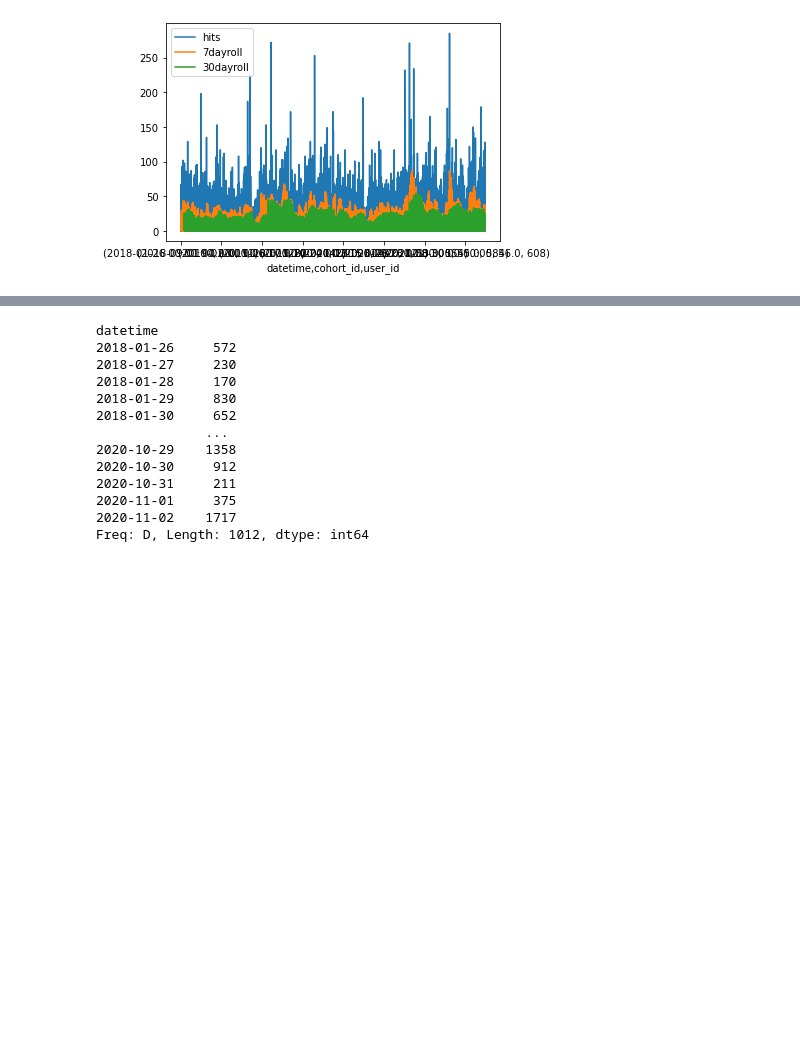
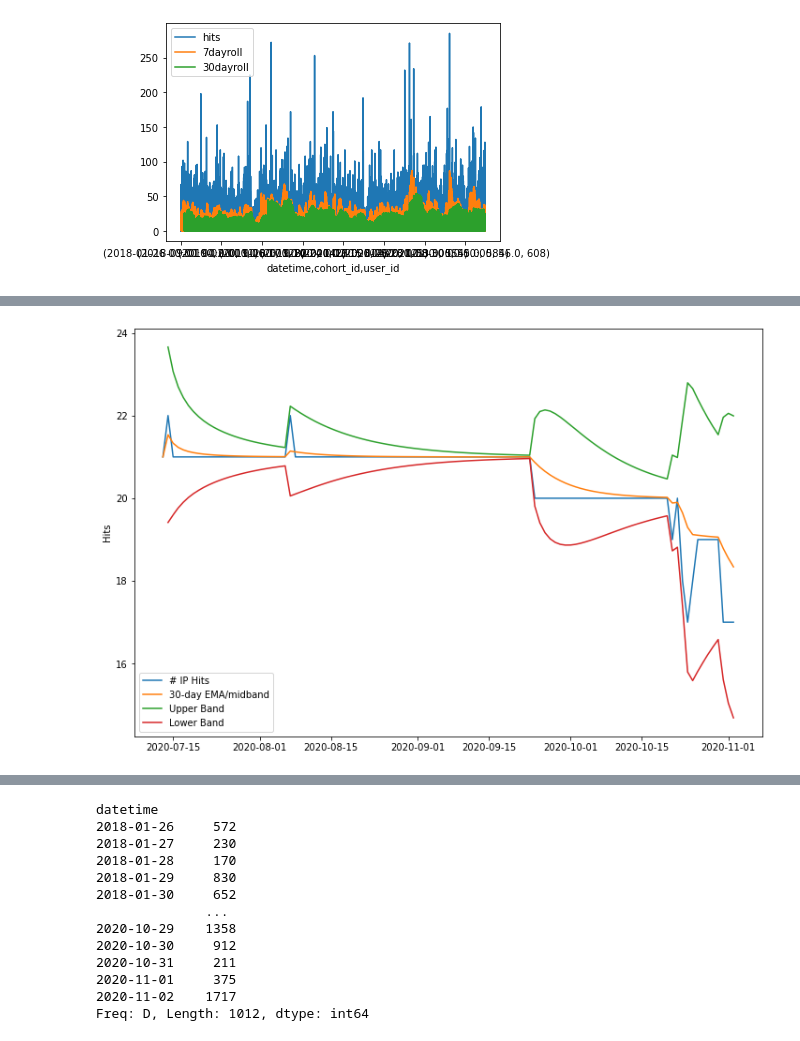
Before and after one commit to datastraine/anomaly-detection-exercises, a Jupyter notebook: time_series_anomaly_detection.ipynb, the cells around one changed output, grey strips where cells are left out. Saved outputs shown, nothing was run; the diff lists cells and outputs as text; code cells hidden in the pictures; blank space fills up the shorter version.

```diff
--- a/time_series_anomaly_detection.ipynb
+++ b/time_series_anomaly_detection.ipynb
@@ -397,0 +377,8 @@ plt.plot(sac.hits)
+# %%
+# Create boolinger bands using std * 3 method
+stdev = cohort59.ewm(span=14).std()
+# Create boolinger bands using std * 3 method
+midband = cohort59.ewm(span=14).mean()
+ub = midband + stdev*3
+lb = midband - stdev*3
+midband
@@ -397,0 +399,22 @@ plt.plot(sac.hits)
+# %%
+fig, ax = plt.subplots(figsize=(12,8))
+
+ax.plot(cohort59.index,
+        cohort59,
+        label='# IP Hits')
+
+ax.plot(cohort59.index,
+        midband,
+        label = '30-day EMA/midband')
+ax.plot(cohort59.index,
+        ub,
+        label = 'Upper Band')
+ax.plot(cohort59.index,
+        lb,
+        label = 'Lower Band')
+
+ax.legend(loc='best')
+ax.set_ylabel('Hits')
+plt.show()
+# %% [output]
+[figure, added]
```
Also changed, not shown: parts of 32 cells of this notebook.
